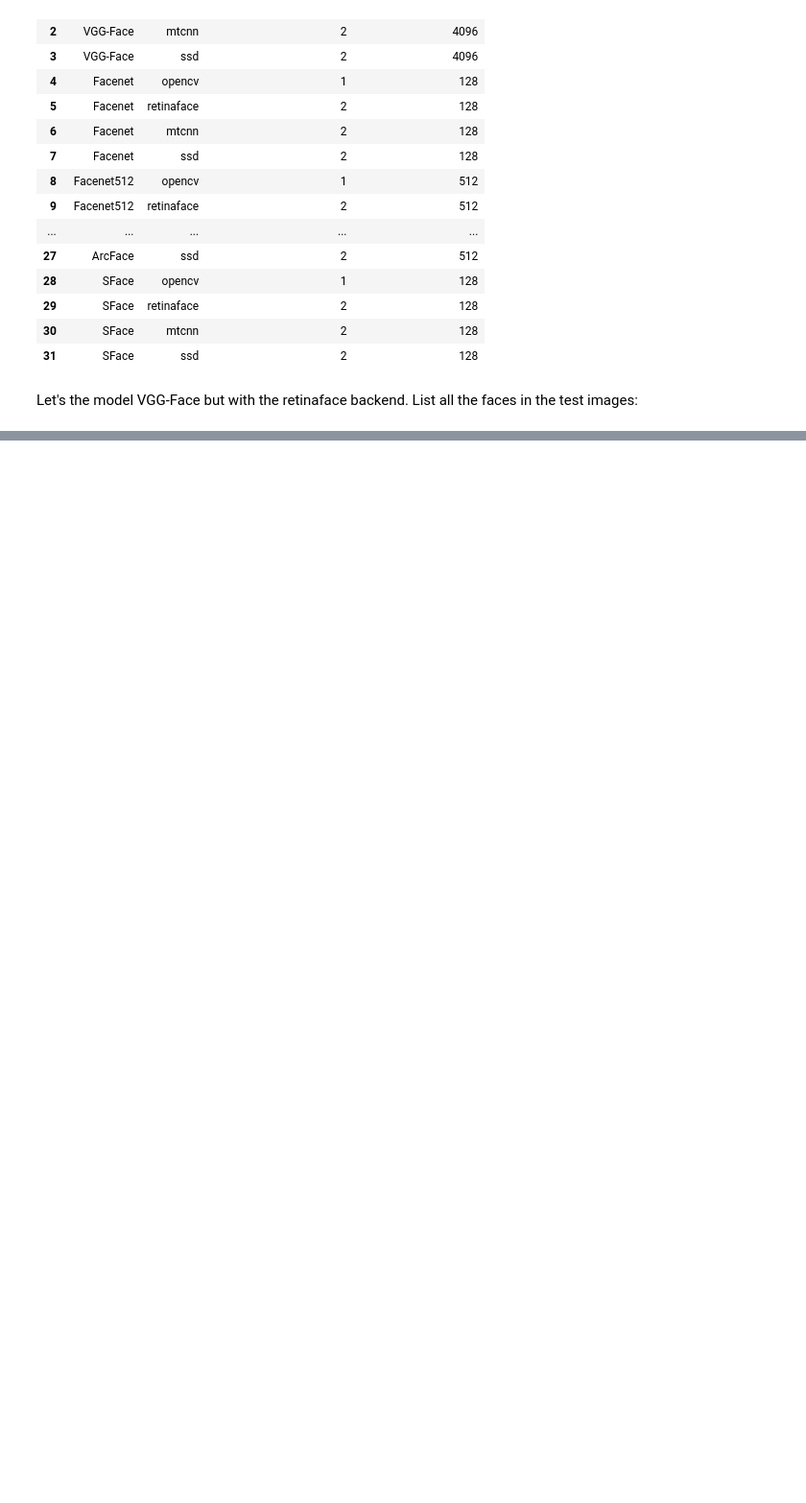
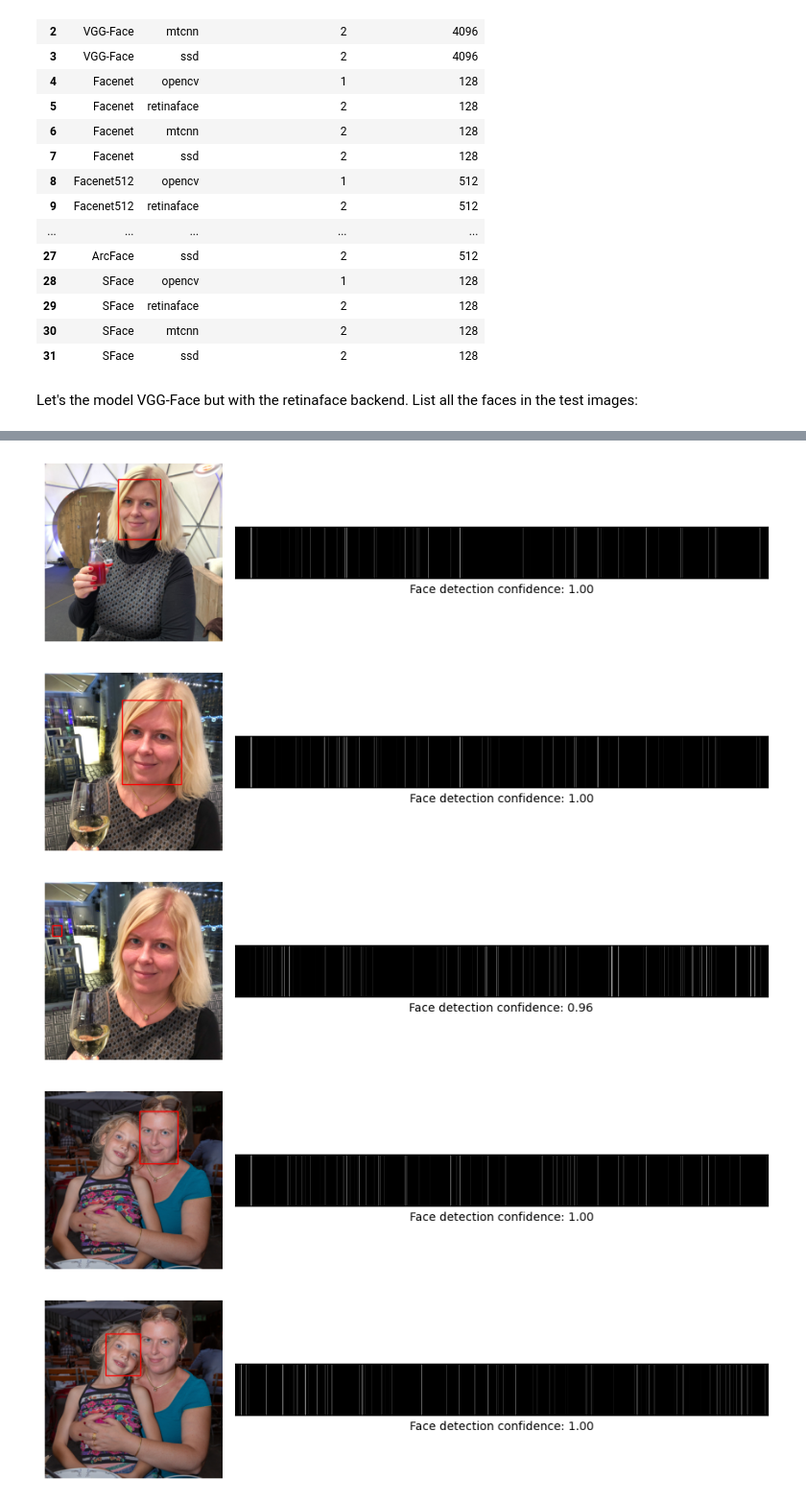
Before and after one commit to DriesVerachtert/computer-vision-tests, a Jupyter notebook: embeddings_of_faces.ipynb, the cells around one changed output, grey strips where cells are left out. Shown: that part at 96% size. Drawn from its saved outputs; the diff is of its cells as text; code cells hidden in the pictures; blank space fills up the shorter version.

Commit message:
Show each of the detected faces with its embedding

```diff
--- a/embeddings_of_faces.ipynb
+++ b/embeddings_of_faces.ipynb
@@ -130,24 +133,24 @@ Let's the model VGG-Face but with the retinaface backend. List all the faces in
 # %%
 class FaceInfo:
   """ The embedding and some info about a certain face in a certain image """
-  def __init__(self, img_name: str, face_number: int, embedding: typing.List[float]):
+  def __init__(self, img_name: str, face_number: int, embedding_info: EmbeddingOfFaceWrapper):
     """ face_number: the number of the face within the image as there might be multiple faces on an image """
     self.img_name: str = img_name
     self.face_number: int = face_number
-    self.embedding: typing.List[float] = embedding
+    self.embedding_info: EmbeddingOfFaceWrapper = embedding_info
 
   def __repr__(self) -> str:
-    return f"Face {self.face_number} in image {self.img_name} with embedding of size {len(self.embedding)}"
+    return f"Face {self.face_number} in image {self.img_name} with embedding of size {len(self.embedding_info.embedding)}" \
+    + f" at {self.embedding_info.facial_area} with confidence {self.embedding_info.face_confidence}"
 
 all_faces: typing.List[FaceInfo] = []
 
 model_name = "VGG-Face"
 backend = "retinaface"
 for img_name in all_image_names:
-  embedding_objs: typing.List[typing.Dict[str,typing.Any]] = DeepFace.represent(img_path = img3_name, model_name=model_name, detector_backend=backend)
+  embedding_objs: typing.List[EmbeddingOfFaceWrapper] = wrap_embeddings(DeepFace.represent(img_path = img_name, model_name=model_name, detector_backend=backend))
   for face_number, embedding_obj in enumerate(embedding_objs):
-    embedding = embedding_obj['embedding']
-    face_info = FaceInfo(img_name, face_number, embedding)
+    face_info = FaceInfo(img_name, face_number, embedding_obj)
     all_faces.append(face_info)
 
 for face in all_faces:
@@ -161,0 +164,35 @@ Face 1 in image test_files/test-image-carolien-bern-2018-with-child.jpg with emb
+# %%
+def show_detected_face_with_embedding(face_info: FaceInfo) -> None:
+  """ show detected face with a heatmap of the embedding """
+  fig: Figure = plt.figure(figsize=(9., 3.))
+  gs: GridSpec = GridSpec(1, 2, width_ratios=[1, 3])
+
+  # The image with the detected face area
+  ax1: Axes = fig.add_subplot(gs[0, 0])
+  ax1.set_axis_off()
+  img: np.ndarray = plt.imread(face_info.img_name)
+  ax1.imshow(img)
+  face_area: typing.Dict[str,int] = face_info.embedding_info.facial_area
+  rect = patches.Rectangle((face_area['x'], face_area['y']), face_area['w'], face_area['h'], linewidth=1, edgecolor='r', facecolor='none')
+  ax1.add_patch(rect)
+
+  # The embedding as some heatmap
+  ax2: Axes = fig.add_subplot(gs[0, 1])
+  embedding = face.embedding_info.embedding
+  # extend the one dimensional list a bit so it's easier to see
+  result_array = np.tile(np.array(embedding), (400, 1))
+  ax2.imshow(result_array, cmap='gray', interpolation='nearest')
+  ax2.set_xticks([])
+  ax2.set_yticks([])
+  ax2.set_xlabel(f"Face detection confidence: {face.embedding_info.face_confidence:.2f}")
+  plt.tight_layout()
+
+
+for face in all_faces:
+  show_detected_face_with_embedding(face)
+# %% [output]
+[figure, added]
+[figure, added]
+[figure, added]
+[figure, added]
+[figure, added]
```
Also changed, not shown: parts of 4 cells of this notebook.
